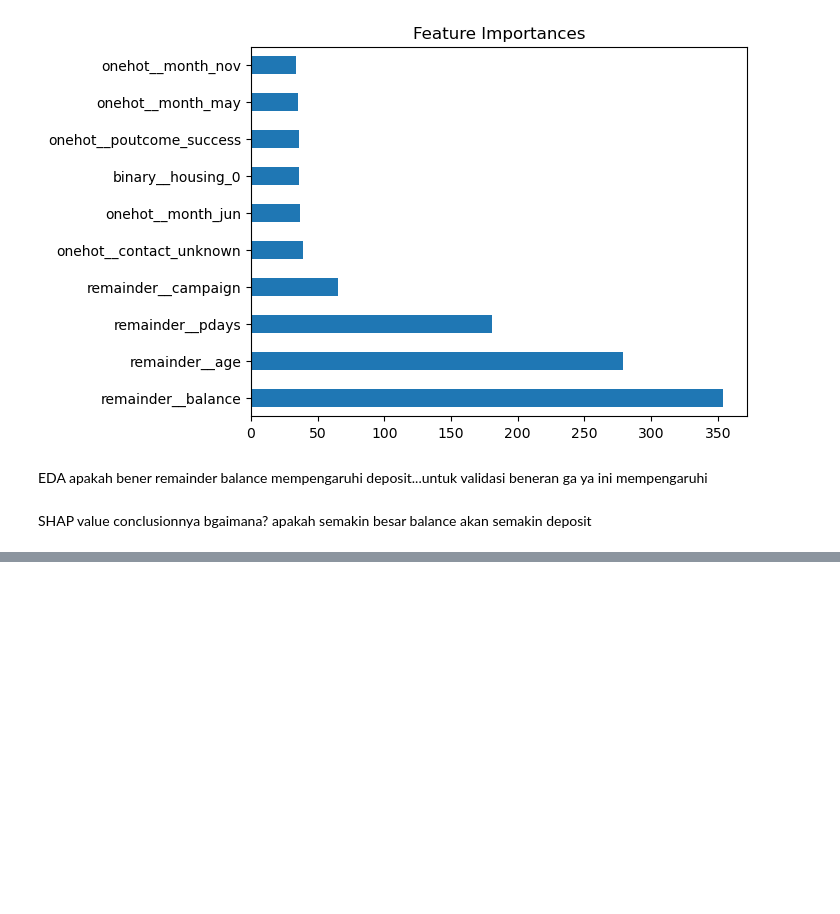
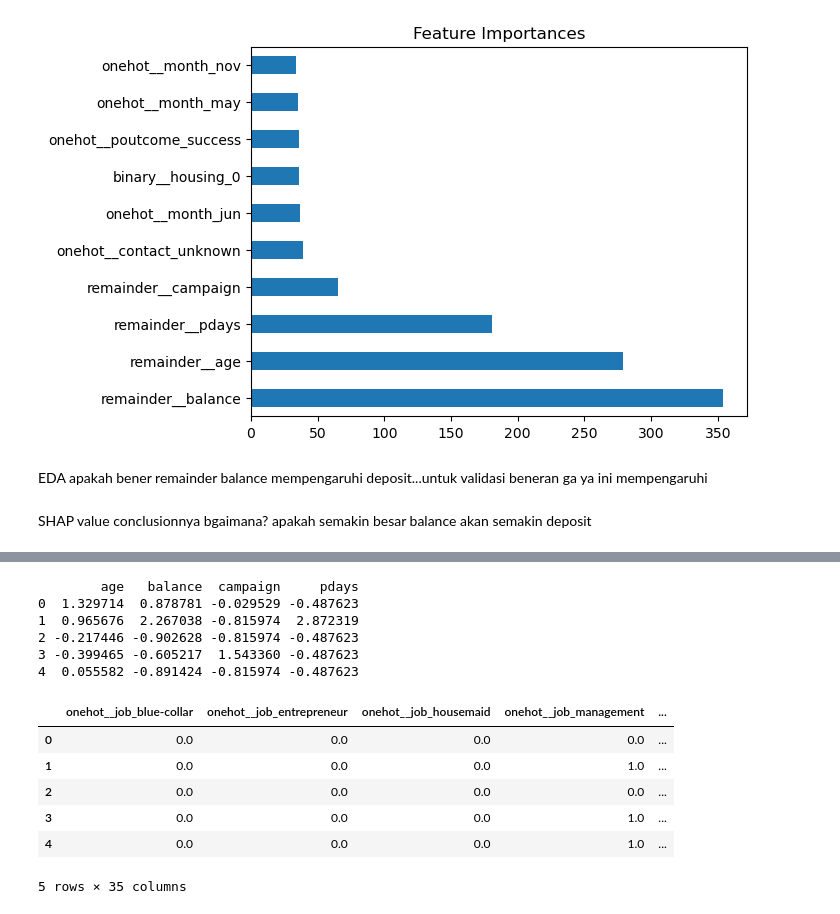
Before and after one commit to tdarum/BankCampaign, a Jupyter notebook: Capstone Project Module 3 Theresia.ipynb, the cells around one changed output, grey strips where cells are left out. Drawn from its saved outputs; the diff is of its cells as text; code cells hidden in the pictures; blank space fills up the shorter version.

```diff
--- a/Capstone Project Module 3 Theresia.ipynb
+++ b/Capstone Project Module 3 Theresia.ipynb
@@ -1316,0 +1452,42 @@ SHAP value conclusionnya bgaimana? apakah semakin besar balance akan semakin dep
+# %%
+columns_to_scale = ['age', 'balance', 'campaign', 'pdays']
+
+# Initialize the StandardScaler
+scaler = StandardScaler()
+
+# Fit and transform the data
+df_cleaned_no_outliers[columns_to_scale] = scaler.fit_transform(df_cleaned_no_outliers[columns_to_scale])
+
+# Check the scaled data
+print(df_cleaned_no_outliers[columns_to_scale].head())
+# %% [output]
+        age   balance  campaign     pdays
+0  1.329714  0.878781 -0.029529 -0.487623
+1  0.965676  2.267038 -0.815974  2.872319
+2 -0.217446 -0.902628 -0.815974 -0.487623
+3 -0.399465 -0.605217  1.543360 -0.487623
+4  0.055582 -0.891424 -0.815974 -0.487623
+# %%
+
+transformer = ColumnTransformer([
+    ('onehot', OneHotEncoder(drop='first'),['job', 'contact', 'month', 'poutcome']),
+    ('binary', ce.BinaryEncoder(), ['housing','loan'])
+], remainder='passthrough')
+# %%
+x_no_outliers = df_cleaned_no_outliers.drop(columns=['deposit'])
+y_no_outliers= df_cleaned_no_outliers['deposit']
+# %%
+label_encoder = LabelEncoder()
+y_no_outliers = label_encoder.fit_transform(y_no_outliers)
+# %%
+x_train,x_test,y_train,y_test=train_test_split(x_no_outliers,y_no_outliers,stratify=y_no_outliers,test_size=0.2,random_state=2021)
+testing = pd.DataFrame(transformer.fit_transform(x_train),columns=transformer.get_feature_names_out())
+testing.head()
+# %% [output]
+|  | onehot__job_blue-collar | onehot__job_entrepreneur | onehot__job_housemaid | onehot__job_management | ... |
+| 0 | 0.0 | 0.0 | 0.0 | 0.0 | ... |
+| 1 | 0.0 | 0.0 | 0.0 | 1.0 | ... |
+| 2 | 0.0 | 0.0 | 0.0 | 0.0 | ... |
+| 3 | 0.0 | 0.0 | 0.0 | 1.0 | ... |
+| 4 | 0.0 | 0.0 | 0.0 | 1.0 | ... |
+5 rows × 35 columns
```
Also changed, not shown: parts of 31 cells of this notebook.
